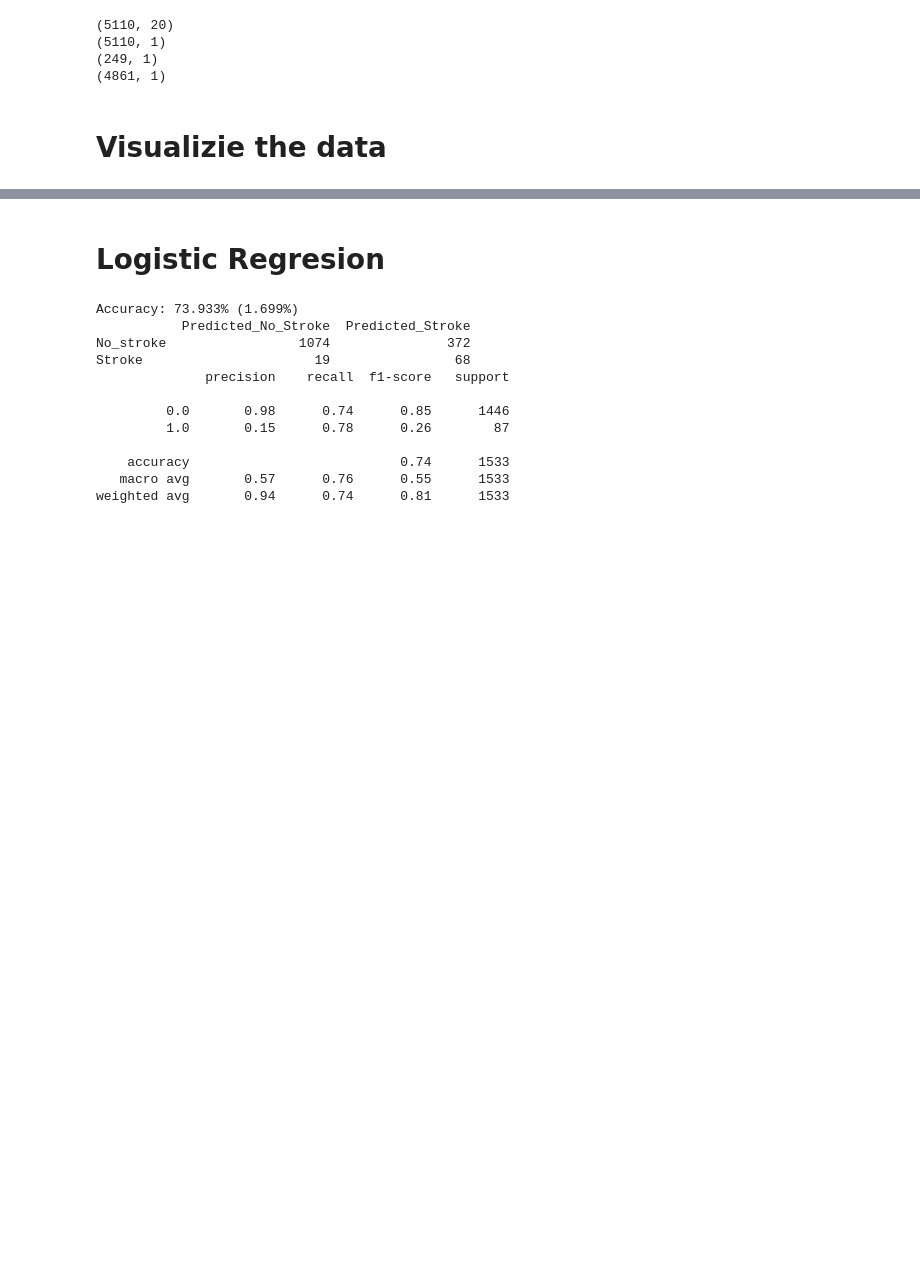
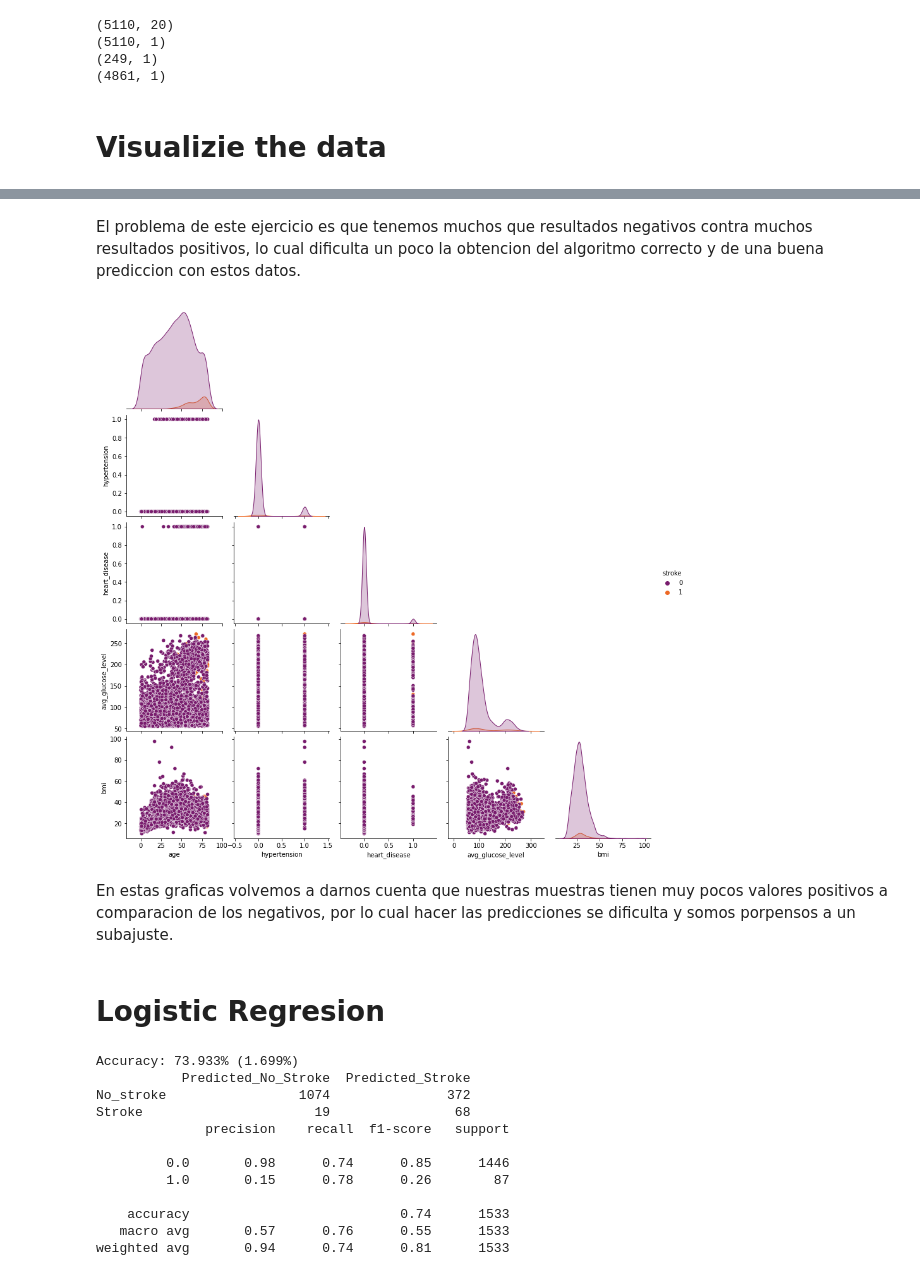
Before and after one commit to Tanerin/Examen-Final-IA, a Jupyter notebook: main.ipynb, the cells around one changed output, grey strips where cells are left out. Cells and saved outputs as stored; diff of their text form; code cells hidden in the pictures; blank space fills up the shorter version.

```diff
--- a/main.ipynb
+++ b/main.ipynb
@@ -84,3 +103,13 @@ y_nom = y_scaler.transform(y_data)
+# %% [markdown]
+El problema de este ejercicio es que tenemos muchos que resultados negativos contra muchos resultados positivos, lo cual dificulta un poco la obtencion del algoritmo correcto y de una buena prediccion con estos datos.
+# %%
+numerical= data_f.drop(['stroke'], axis=1).select_dtypes('number').columns
+data_f[numerical].head().T
+sns.pairplot(data_f, hue="stroke", palette="inferno", corner=True);
+# %% [output]
+[figure, added]
+# %% [markdown]
+En estas graficas volvemos a darnos cuenta que nuestras muestras tienen muy pocos valores positivos a comparacion de los negativos, por lo cual hacer las predicciones se dificulta y somos porpensos a un subajuste.
 # %% [markdown]
 # Logistic Regresion
 # %%
```
Also changed, not shown: parts of 4 cells of this notebook.
